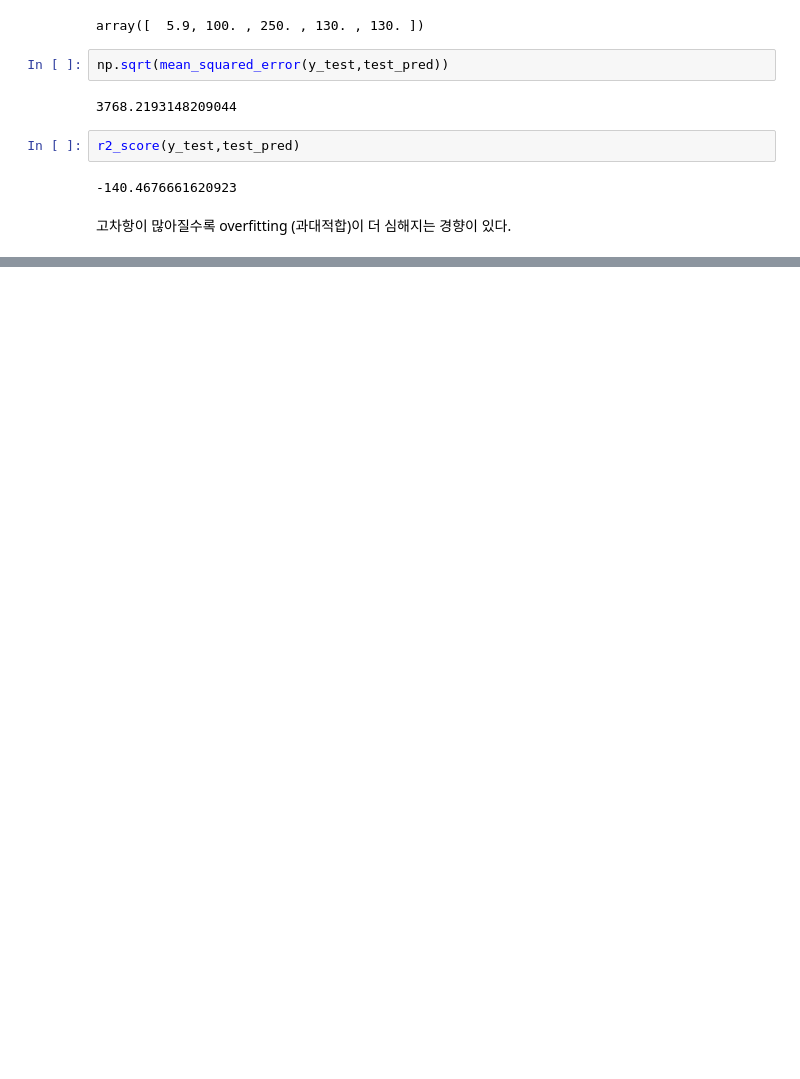
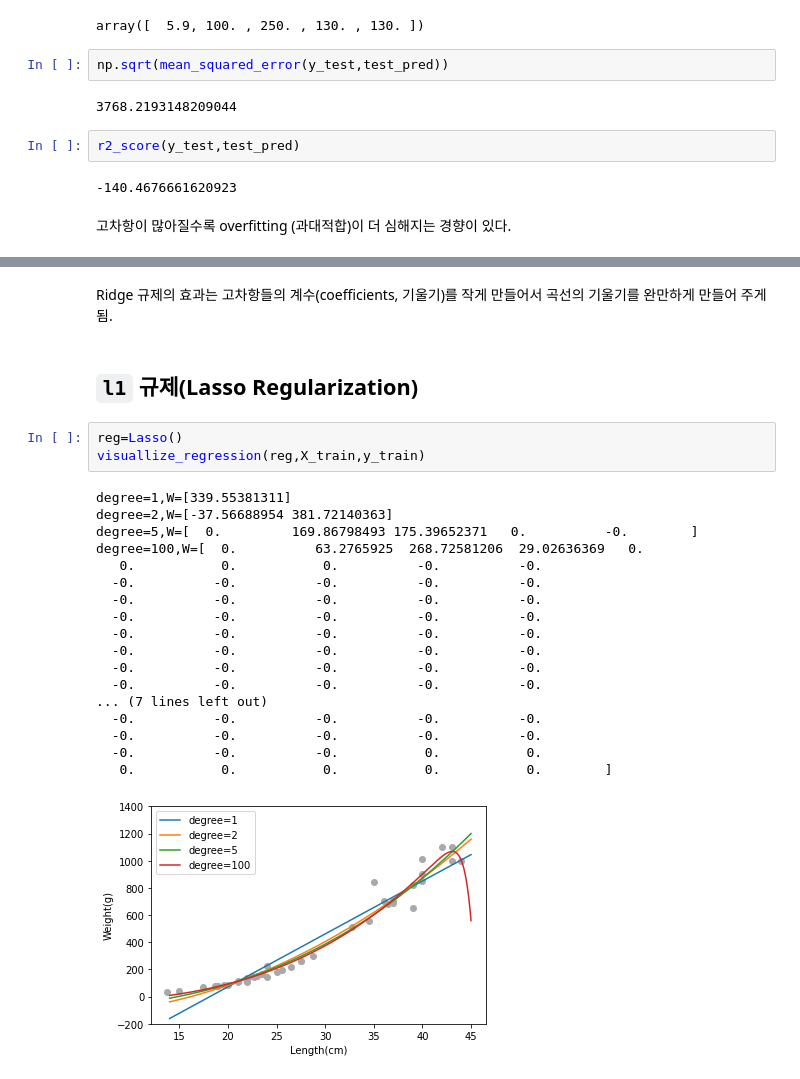
Before and after one commit to sangjin94/itwill-python, a Jupyter notebook: ml06_multiple_regression.ipynb, the cells around one changed output, grey strips where cells are left out. Drawn from its saved outputs; the diff is of its cells as text; blank space fills up the shorter version.

```diff
--- a/ml06_multiple_regression.ipynb
+++ b/ml06_multiple_regression.ipynb
@@ -308,0 +406,26 @@ r2_score(y_test,test_pred)
+# %% [markdown]
+Ridge 규제의 효과는 고차항들의 계수(coefficients, 기울기)를 작게 만들어서 곡선의 기울기를 완만하게 만들어 주게 됨.
+# %% [markdown]
+## `l1` 규제(Lasso Regularization)
+# %%
+reg=Lasso()
+visuallize_regression(reg,X_train,y_train)
+# %% [output]
+degree=1,W=[339.55381311]
+degree=2,W=[-37.56688954 381.72140363]
+degree=5,W=[  0.         169.86798493 175.39652371   0.          -0.        ]
+degree=100,W=[  0.          63.2765925  268.72581206  29.02636369   0.
+   0.           0.           0.          -0.          -0.
+  -0.          -0.          -0.          -0.          -0.
+  -0.          -0.          -0.          -0.          -0.
+  -0.          -0.          -0.          -0.          -0.
+  -0.          -0.          -0.          -0.          -0.
+  -0.          -0.          -0.          -0.          -0.
+  -0.          -0.          -0.          -0.          -0.
+  -0.          -0.          -0.          -0.          -0.
+... (7 lines left out)
+  -0.          -0.          -0.          -0.          -0.
+  -0.          -0.          -0.          -0.          -0.
+  -0.          -0.          -0.           0.           0.
+   0.           0.           0.           0.           0.        ]
+[figure, added]
```
Also changed, not shown: parts of 22 cells of this notebook.
